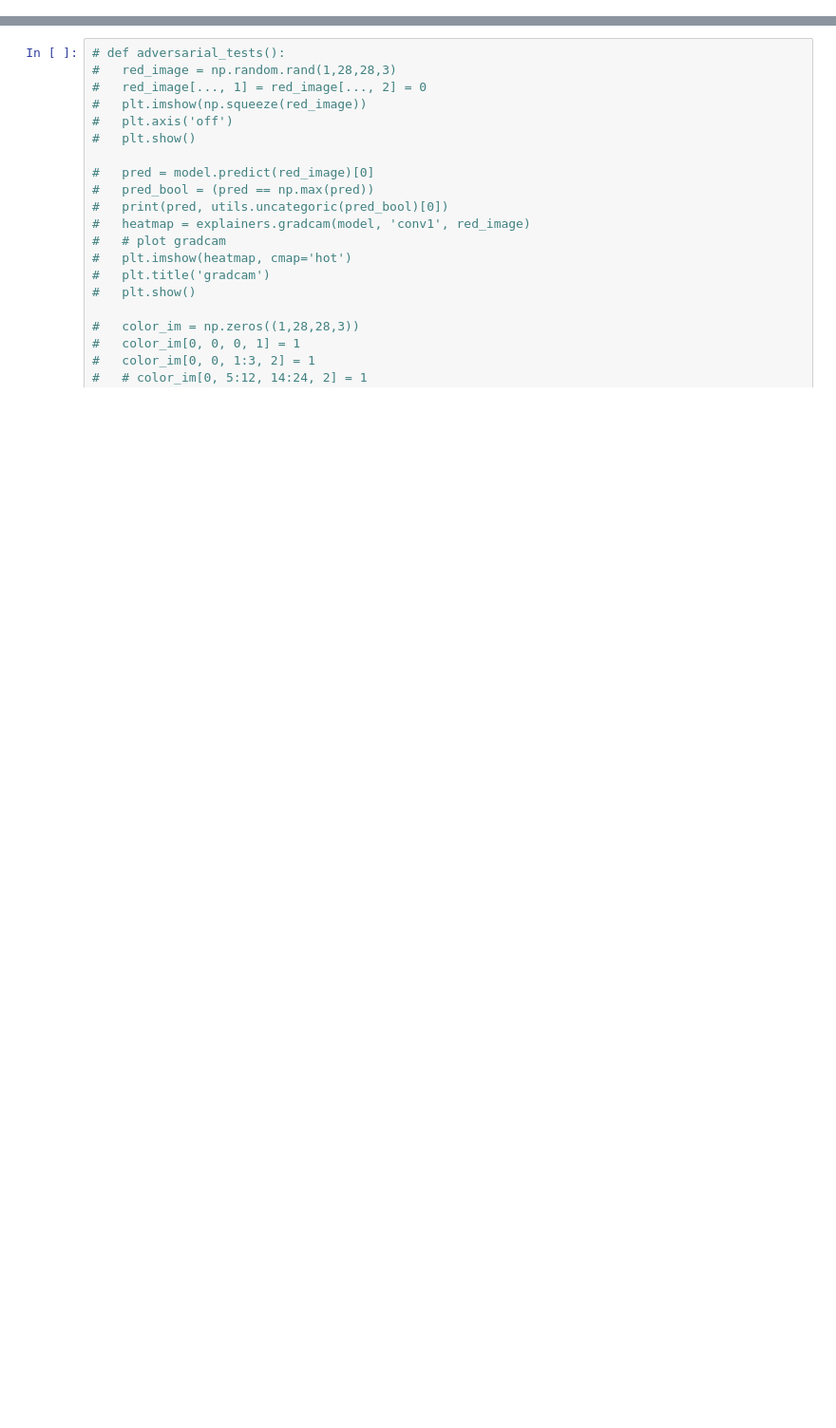
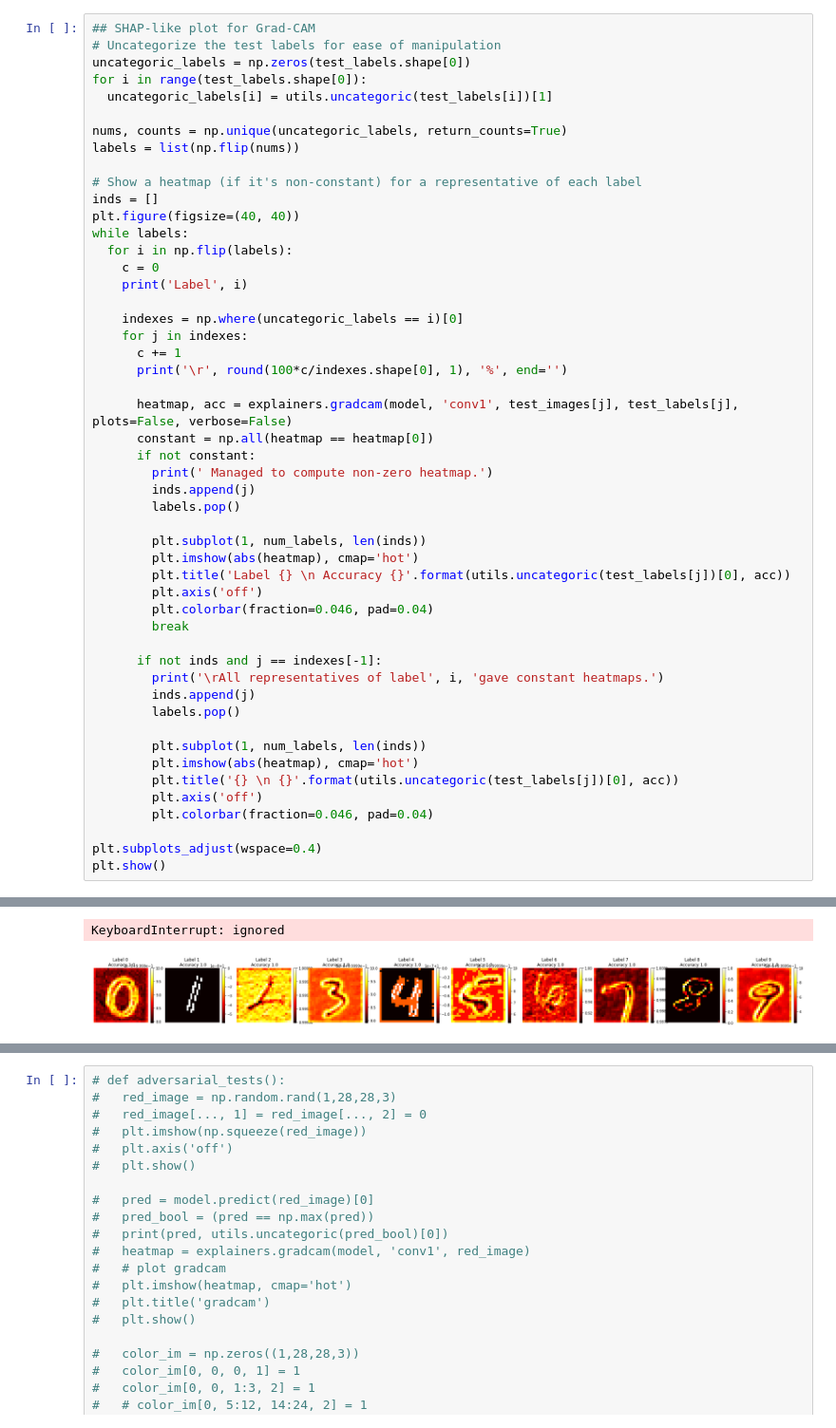
Before and after one commit to axelpuyo/liasd, a Jupyter notebook: post_analysis.ipynb, the cells around one changed output, grey strips where cells are left out. Shown at 95% size. Saved outputs shown, nothing was run; the diff lists cells and outputs as text; blank space fills up the shorter version.

```diff
--- a/post_analysis.ipynb
+++ b/post_analysis.ipynb
@@ -75,0 +91,51 @@ loss :  1e-15
+# %%
+## SHAP-like plot for Grad-CAM
+# Uncategorize the test labels for ease of manipulation
+uncategoric_labels = np.zeros(test_labels.shape[0])
+for i in range(test_labels.shape[0]):
+  uncategoric_labels[i] = utils.uncategoric(test_labels[i])[1]
+
+nums, counts = np.unique(uncategoric_labels, return_counts=True)
+labels = list(np.flip(nums))
+
+# Show a heatmap (if it's non-constant) for a representative of each label
+inds = []
+plt.figure(figsize=(40, 40))
+while labels:
+  for i in np.flip(labels):
+    c = 0
+    print('Label', i)
+
+    indexes = np.where(uncategoric_labels == i)[0]
+    for j in indexes:
+      c += 1
+      print('\r', round(100*c/indexes.shape[0], 1), '%', end='')
+
+      heatmap, acc = explainers.gradcam(model, 'conv1', test_images[j], test_labels[j], plots=False, verbose=False)
+      constant = np.all(heatmap == heatmap[0])
+      if not constant:
+        print(' Managed to compute non-zero heatmap.')
+        inds.append(j)
+        labels.pop()
+
+        plt.subplot(1, num_labels, len(inds))
+        plt.imshow(abs(heatmap), cmap='hot')
+        plt.title('Label {} \n Accuracy {}'.format(utils.uncategoric(test_labels[j])[0], acc))
+        plt.axis('off')
+        plt.colorbar(fraction=0.046, pad=0.04)
+        break
+
+      if not inds and j == indexes[-1]:
+        print('\rAll representatives of label', i, 'gave constant heatmaps.')
+        inds.append(j)
+        labels.pop()
+
+        plt.subplot(1, num_labels, len(inds))
+        plt.imshow(abs(heatmap), cmap='hot')
+        plt.title('{} \n {}'.format(utils.uncategoric(test_labels[j])[0], acc))
+        plt.axis('off')
+        plt.colorbar(fraction=0.046, pad=0.04)
+
+plt.subplots_adjust(wspace=0.4)
+plt.show()
+# %% [output]
@@ -75,0 +159,2 @@ loss :  1e-15
+KeyboardInterrupt: ignored
+[figure, added]
```
Also changed, not shown: parts of 8 cells of this notebook.
